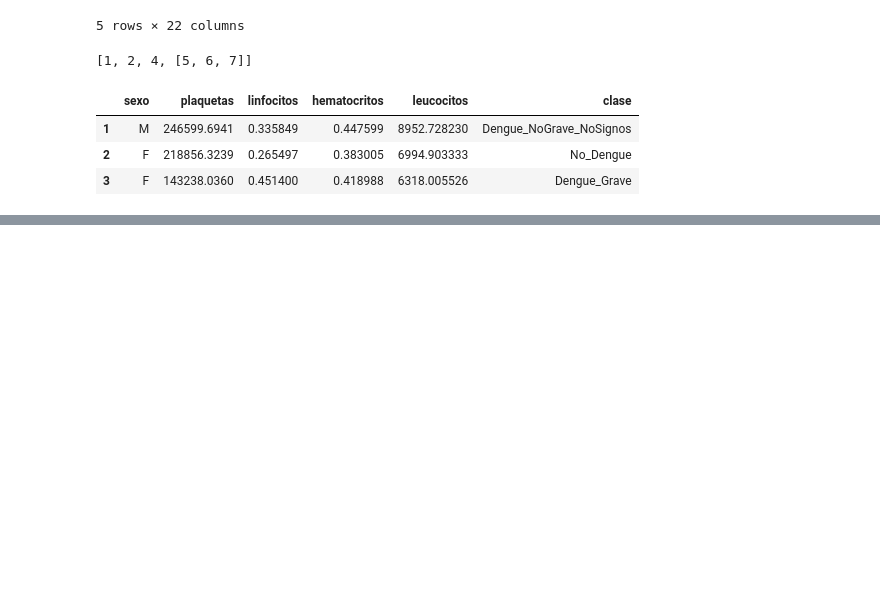
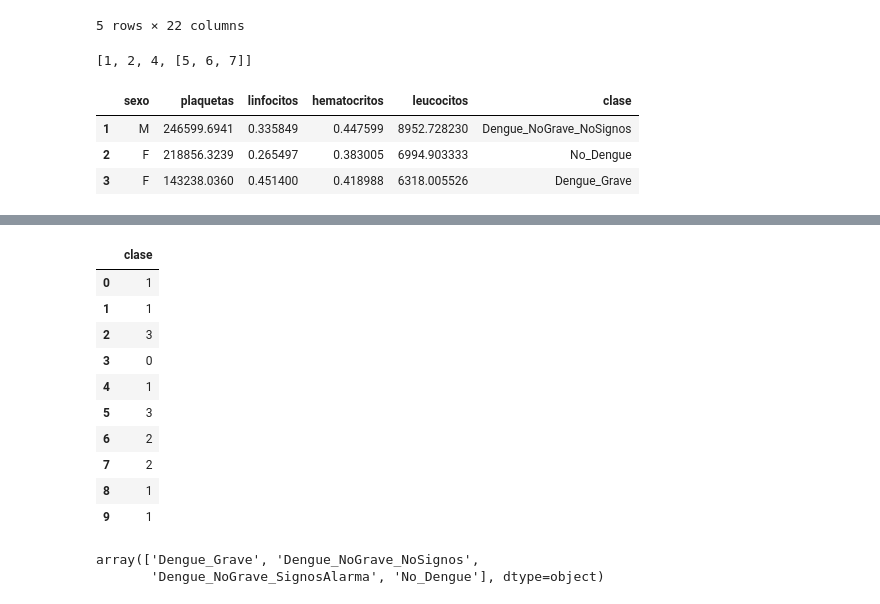
Before and after one commit to Jorgegar96/Classification-Methods, a Jupyter notebook: Notebook.ipynb, the cells around one changed output, grey strips where cells are left out. Saved outputs shown, nothing was run; the diff lists cells and outputs as text; code cells hidden in the pictures; blank space fills up the shorter version.

```diff
--- a/Notebook.ipynb
+++ b/Notebook.ipynb
@@ -887,0 +922,24 @@ from sklearn.svm import SVC
+# %%
+le = LabelEncoder()
+le.fit(df2['clase'])
+labels = {"clase":[]}
+labels['clase'] = le.transform(df2['clase'])
+df = pd.DataFrame(labels)
+df.head(10)
+# %% [output]
+|  | clase |
+| 0 | 1 |
+| 1 | 1 |
+| 2 | 3 |
+| 3 | 0 |
+| 4 | 1 |
+| 5 | 3 |
+| 6 | 2 |
+| 7 | 2 |
+| 8 | 1 |
+| 9 | 1 |
+# %%
+le.classes_
+# %% [output]
+array(['Dengue_Grave', 'Dengue_NoGrave_NoSignos',
+       'Dengue_NoGrave_SignosAlarma', 'No_Dengue'], dtype=object)
```
Also changed, not shown: parts of 6 cells of this notebook, 4 other files.
